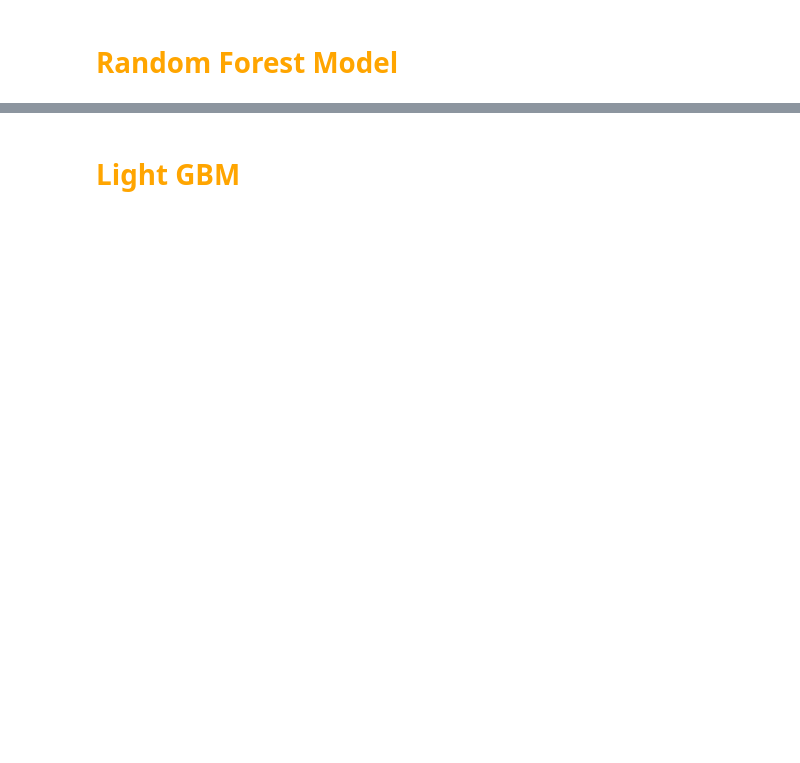
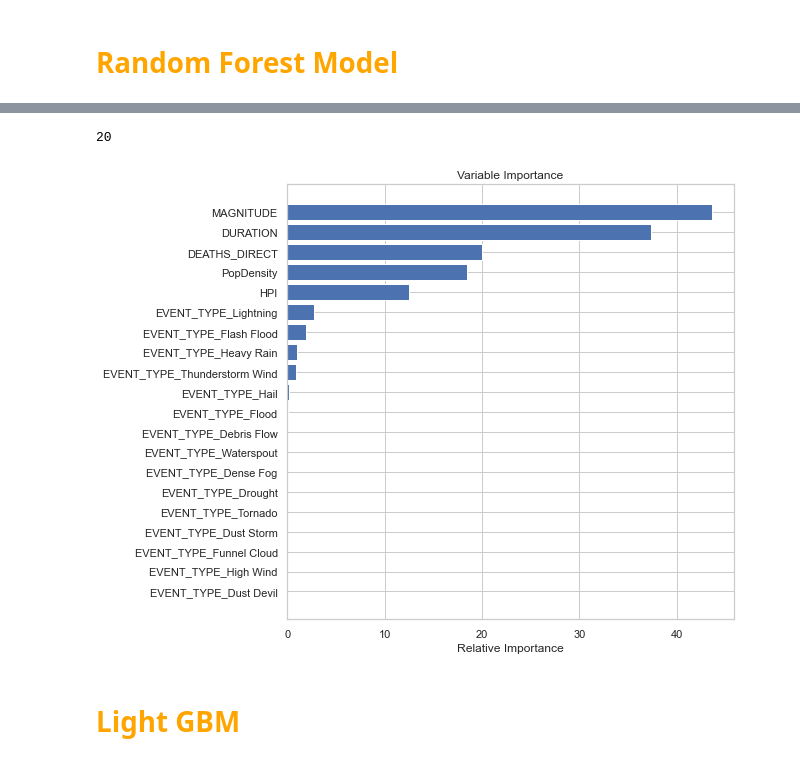
Before and after one commit to topgreg/Severe-Weather-Repo, a Jupyter notebook: Notebooks/SWC - Modeling.ipynb, the cells around one changed output, grey strips where cells are left out. Drawn from its saved outputs; the diff is of its cells as text; code cells hidden in the pictures; blank space fills up the shorter version.

```diff
--- a/Notebooks/SWC - Modeling.ipynb
+++ b/Notebooks/SWC - Modeling.ipynb
@@ -206,7 +207,6 @@ RandomForestRegressor(max_depth=6, max_features=None, min_samples_leaf=10,
 # %%
-#rf_reg = RandomForestRegressor(**random_search.best_params_, random_state=1234)
 rf_reg_cv = RandomForestRegressor(max_depth=6, max_features=None, min_samples_leaf=10,
-                      n_estimators=150, random_state=1234)
+                      n_estimators=150, random_state=1234, n_jobs=-1)
 rf_reg_cv.fit(X_train, y_train.values.ravel())
 
 y_pred = rf_reg_cv.predict(X_train)
@@ -301,15 +263,18 @@ plt.show()
 # %%
-feature_importance = rf_reg.feature_importances_
+feature_importance = rf_reg_cv.feature_importances_
 # make importances relative to max importance
 feature_importance = 100.0 * (feature_importance / feature_importance.max())[:30]
-sorted_idx = np.argsort(feature_importance)[:30]
+sorted_idx = np.argsort(feature_importance)[:20]
 
 pos = np.arange(sorted_idx.shape[0]) + .5
 print(pos.size)
 sorted_idx.size
 plt.figure(figsize=(8,8))
 plt.barh(pos, feature_importance[sorted_idx], align='center')
 plt.yticks(pos, X.columns[sorted_idx])
 plt.xlabel('Relative Importance')
 plt.title('Variable Importance')
 plt.show()
+# %% [output]
+20
+[figure, added]
```
Also changed, not shown: parts of 114 cells of this notebook, 3 other files.
